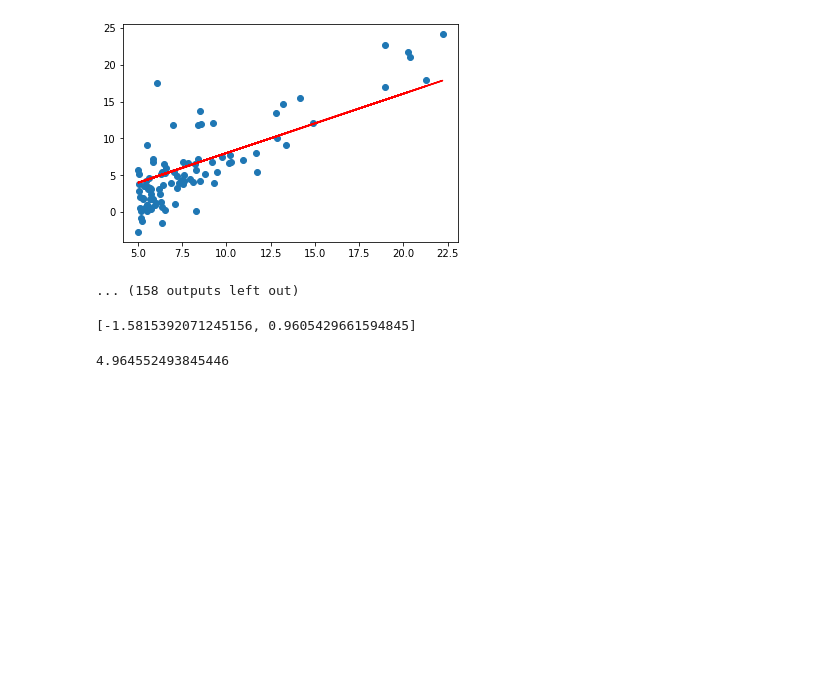
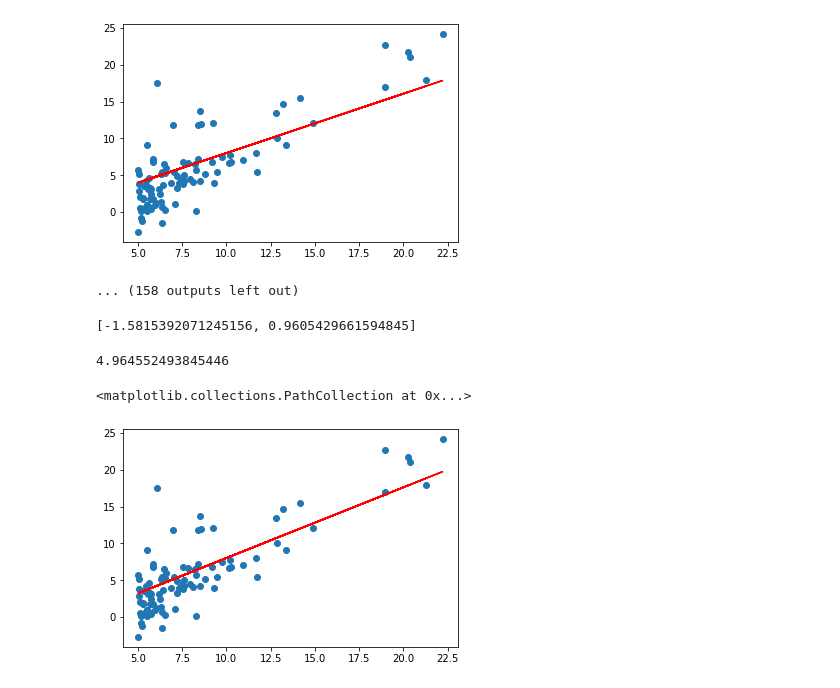
Before and after one commit to Meet200/Machine_Learning-, a Jupyter notebook: Linear_Regression2.ipynb, the cells around one changed output. Saved outputs shown, nothing was run; the diff lists cells and outputs as text; code cells hidden in the pictures; blank space fills up the shorter version.

```diff
--- a/Linear_Regression2.ipynb
+++ b/Linear_Regression2.ipynb
@@ -245,3 +230,10 @@ cost_function(theta_array,x_value,y_value,len(x_value))
 #4.964552493845446 for iters=500      alpha = 0.006
 # %% [output]
 4.964552493845446
+# %%
+ynew=x_value*theta_array[1]+theta_array[0]
+plt.plot(x_value,ynew,'r')
+plt.scatter(x_value,y_value)
+# %% [output]
+<matplotlib.collections.PathCollection at 0x...>
+[figure, added]
```
Also changed, not shown: parts of 5 cells of this notebook.
